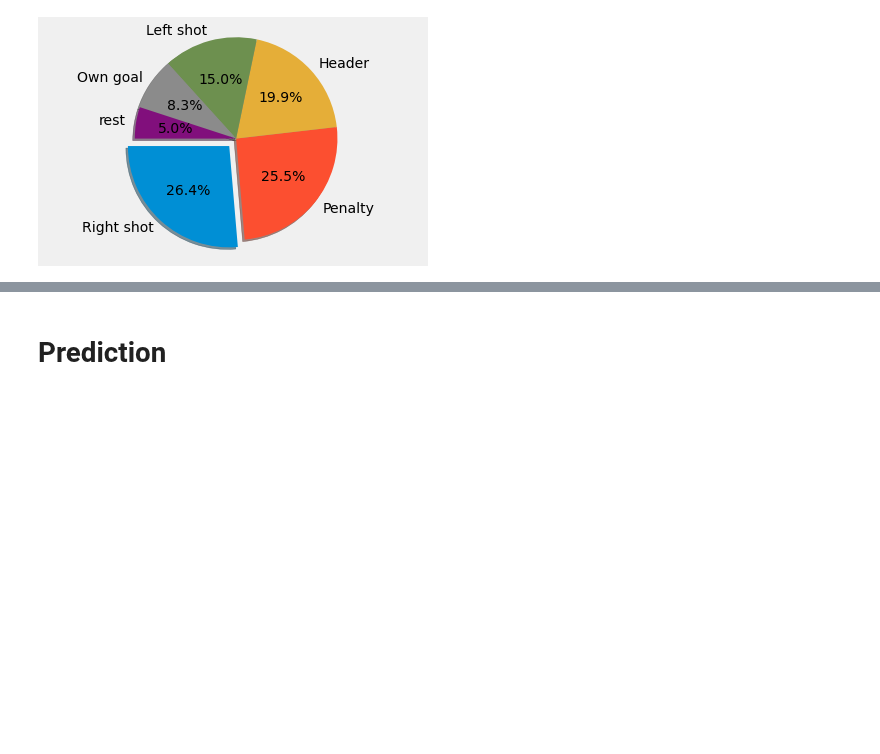
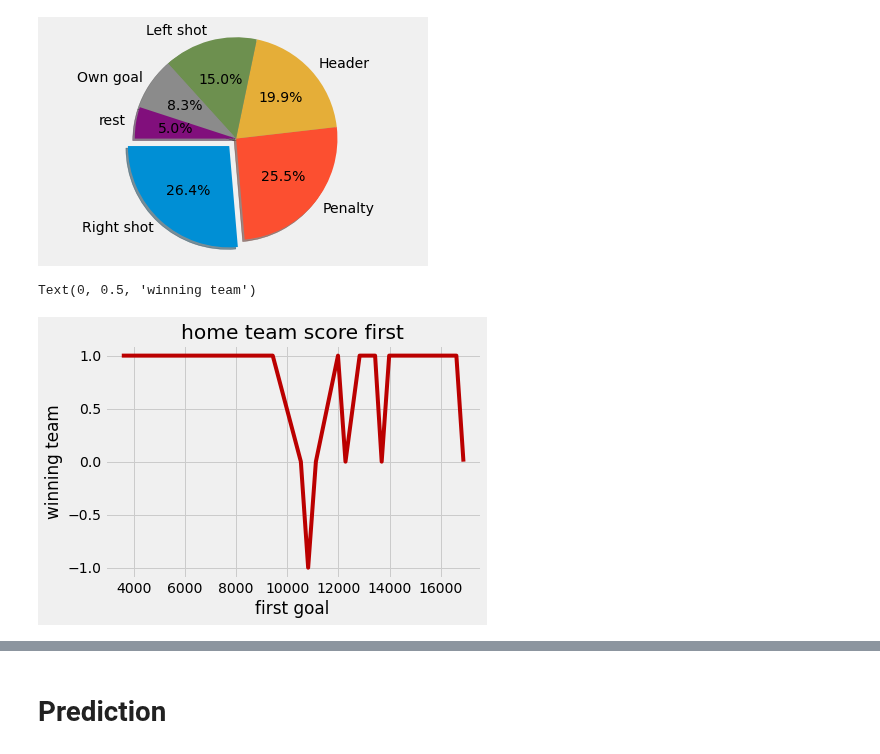
Before and after one commit to mohammedaljader/Football_Predictions_ML, a Jupyter notebook: Predict_first_goal.ipynb, the cells around one changed output, grey strips where cells are left out. Saved outputs shown, nothing was run; the diff lists cells and outputs as text; code cells hidden in the pictures; blank space fills up the shorter version.

```diff
--- a/Predict_first_goal.ipynb
+++ b/Predict_first_goal.ipynb
@@ -321,3 +322,25 @@ ax1.axis('equal')  # Equal aspect ratio ensures that pie is drawn as a circle.
 plt.show()
 # %% [output]
 [figure]
+# %%
+df_plot = pd.DataFrame()
+season = df_merge['season']
+home = df_merge['home']
+away = df_merge['away']
+winning_team = df_merge['winning_team']
+first_goal = df_merge["first_goal"]
+df_plot['season'] = season
+df_plot['home'] = home
+df_plot['away'] = away
+df_plot['winning_team'] = winning_team
+df_plot['first_goal'] = first_goal
+
+df_filter_last_game = df_plot[(df_plot['home'] == "fc-utrecht") & (df_plot['away'] == "nec-nijmegen") ]
+df_home_team_scoreFirst = df_filter_last_game[df_filter_last_game['first_goal'] == "home"]
+
+ax = df_home_team_scoreFirst["winning_team"].rolling(1).mean().plot(title='home team score first', color = '#BB0000')
+ax.set_xlabel("first goal")
+ax.set_ylabel("winning team")
+# %% [output]
+Text(0, 0.5, 'winning team')
+[figure, added]
```
Also changed, not shown: parts of 4 cells of this notebook.
